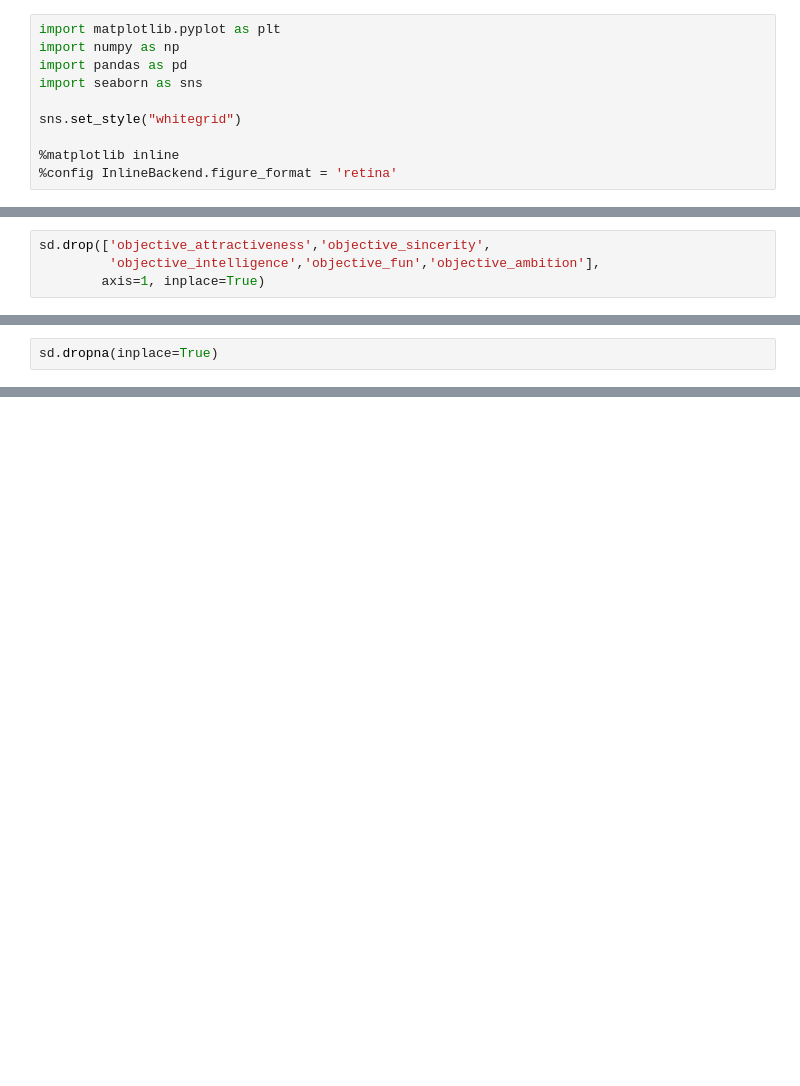
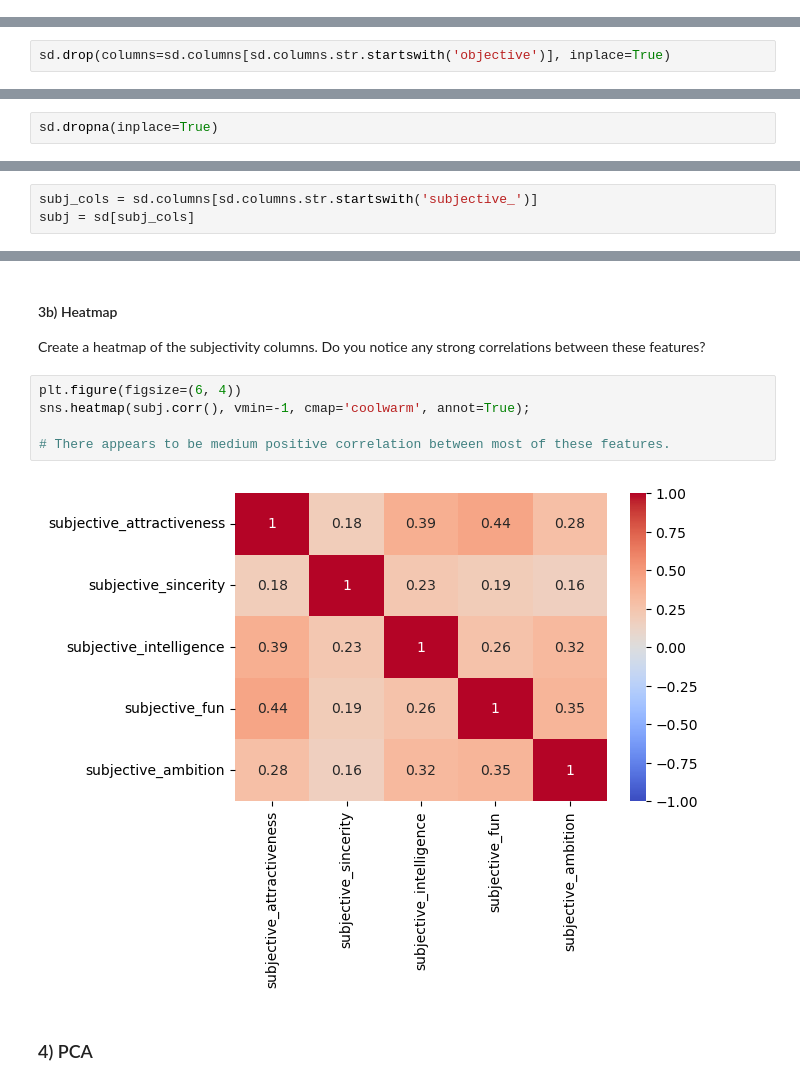
Before and after one commit to ga-curriculum/lab-principal-component-analysis, a Jupyter notebook: solution-code/pca-intro-lab-solutions.ipynb, the cells around one changed output, grey strips where cells are left out. Saved outputs shown, nothing was run; the diff lists cells and outputs as text; blank space fills up the shorter version.

```diff
--- a/solution-code/pca-intro-lab-solutions.ipynb
+++ b/solution-code/pca-intro-lab-solutions.ipynb
@@ -65,10 +63,0 @@ There are 551 subjects total.
-# %%
-import matplotlib.pyplot as plt
-import numpy as np
-import pandas as pd
-import seaborn as sns
-
-sns.set_style("whitegrid")
-
-%matplotlib inline
-%config InlineBackend.figure_format = 'retina'
@@ -144,7 +119,3 @@ objective_intelligence       237
 objective_fun                237
 objective_ambition           237
 dtype: int64
-# %%
-sd.drop(['objective_attractiveness','objective_sincerity',
-         'objective_intelligence','objective_fun','objective_ambition'],
-        axis=1, inplace=True)
@@ -150,0 +127,2 @@ sd.drop(['objective_attractiveness','objective_sincerity',
+# %%
+sd.drop(columns=sd.columns[sd.columns.str.startswith('objective')], inplace=True)
@@ -571,0 +144,3 @@ print(np.mean(pca_scores))
+# %%
+subj_cols = sd.columns[sd.columns.str.startswith('subjective_')]
+subj = sd[subj_cols]
@@ -571,0 +156,12 @@ print(np.mean(pca_scores))
+# %% [markdown]
+#### 3b) Heatmap
+Create a heatmap of the subjectivity columns. Do you notice any strong correlations between these features?
+# %%
+plt.figure(figsize=(6, 4))
+sns.heatmap(subj.corr(), vmin=-1, cmap='coolwarm', annot=True);
+
+# There appears to be medium positive correlation between most of these features.
+# %% [output]
+[figure, added]
+# %% [markdown]
+### 4) PCA
```
Also changed, not shown: parts of 112 cells of this notebook, 1 other file.
